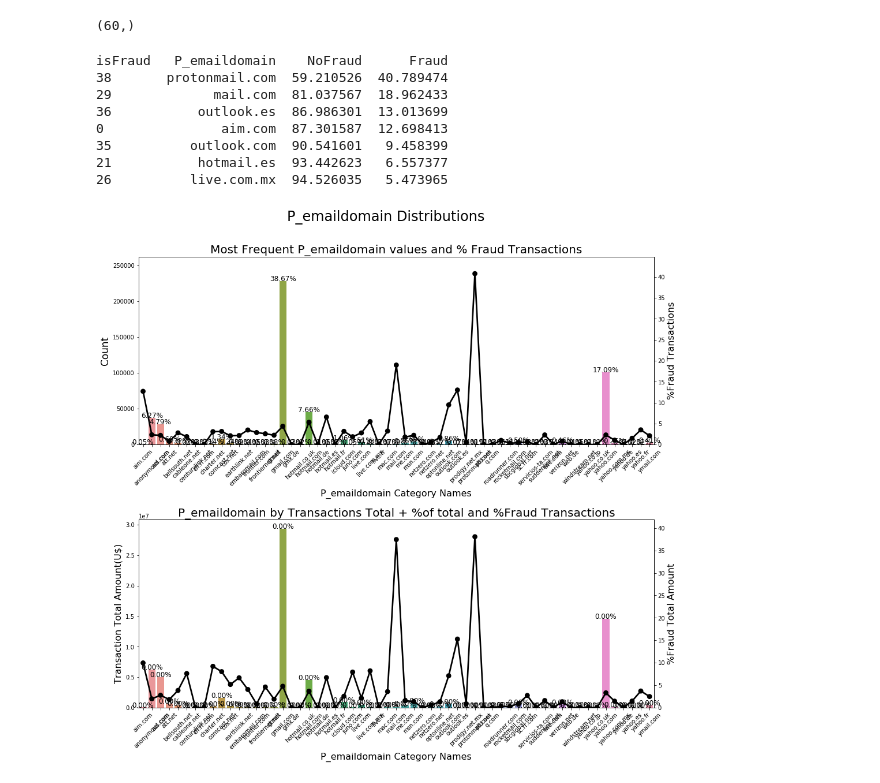
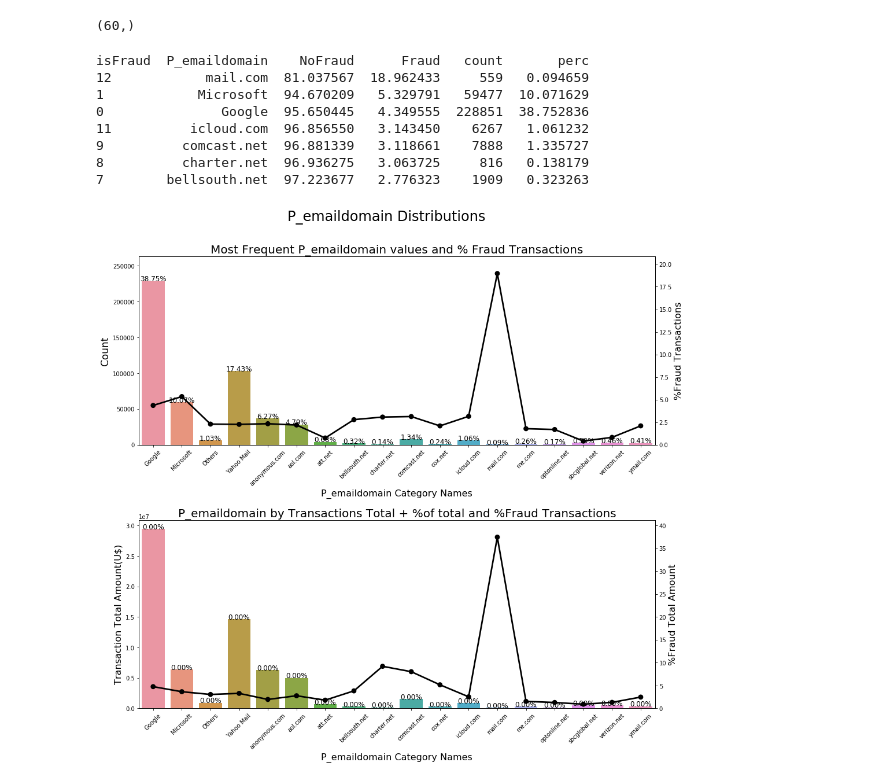
Before and after one commit to MattLee27/ML-DL-study, a Jupyter notebook: ieee_cis/gb2.ipynb, the cells around one changed output. Cells and saved outputs as stored; diff of their text form; code cells hidden in the pictures.

```diff
--- a/ieee_cis/gb2.ipynb
+++ b/ieee_cis/gb2.ipynb
@@ -196,27 +213,58 @@ for c in ['P_emaildomain', 'R_emaildomain']:
     # suffix 확인 -> us_email 값에 해당 안하면 그대로. 해당하면 'us'로
     df_train[c + '_suffix'] = df_train[c + '_suffix'].map(lambda x: x if str(x) not in us_emails else 'us')
     df_test[c + '_suffix'] = df_test[c + '_suffix'].map(lambda x: x if str(x) not in us_emails else 'us')
+# %%
+# 우선 이렇게 바꿔보고 binary 처리 해보기
+df_train.loc[df_train['P_emaildomain'].isin(['gmail.com', 'gmail']),'P_emaildomain'] = 'Google'
+df_test.loc[df_test['P_emaildomain'].isin(['gmail.com', 'gmail']),'P_emaildomain'] = 'Google'
+
+df_train.loc[df_train['P_emaildomain'].isin(['yahoo.com', 'yahoo.com.mx',  'yahoo.co.uk',
+                                         'yahoo.co.jp', 'yahoo.de', 'yahoo.fr',
+                                         'yahoo.es']), 'P_emaildomain'] = 'Yahoo Mail'
+df_test.loc[df_test['P_emaildomain'].isin(['yahoo.com', 'yahoo.com.mx',  'yahoo.co.uk',
+                                         'yahoo.co.jp', 'yahoo.de', 'yahoo.fr',
+                                         'yahoo.es']), 'P_emaildomain'] = 'Yahoo Mail'
+
+df_train.loc[df_train['P_emaildomain'].isin(['hotmail.com','outlook.com','msn.com', 'live.com.mx',
+                                         'hotmail.es','hotmail.co.uk', 'hotmail.de',
+                                         'outlook.es', 'live.com', 'live.fr',
+                                         'hotmail.fr']), 'P_emaildomain'] = 'Microsoft'
+df_test.loc[df_test['P_emaildomain'].isin(['hotmail.com','outlook.com','msn.com', 'live.com.mx',
+                                         'hotmail.es','hotmail.co.uk', 'hotmail.de',
+                                         'outlook.es', 'live.com', 'live.fr',
+                                         'hotmail.fr']), 'P_emaildomain'] = 'Microsoft'
+
+df_train.loc[df_train.P_emaildomain.isin(df_train.P_emaildomain\
+                                         .value_counts()[df_test.P_emaildomain.value_counts() <= 500 ]\
+                                         .index), 'P_emaildomain'] = "Others"
+df_test.loc[df_test.P_emaildomain.isin(df_test.P_emaildomain\
+                                         .value_counts()[df_test.P_emaildomain.value_counts() <= 500 ]\
+                                         .index), 'P_emaildomain'] = "Others"
+
+#df_train.P_emaildomain.fillna("NoInf", inplace=True)
 # %%
 # reshape위해 float16 -> float64로 형식 변경.
 # 모델링 할 때 다시 바꾸기!!
 df_train['TransactionAmt'] = df_train['TransactionAmt'].astype('float64')
 
 # Fraud % 높은 이메일 도메인 보기
 # count까지 고려해야 하나? 상당히 비율은 작음.
 tmp = pd.crosstab(df_train['P_emaildomain'], df_train['isFraud'], normalize='index') * 100
 tmp = tmp.reset_index()
+tmp['count'] = df_train['P_emaildomain'].value_counts()[tmp['P_emaildomain']].values
+tmp['perc'] = df_train['P_emaildomain'].value_counts()[tmp['P_emaildomain']].values / total * 100
 tmp.rename(columns={0:'NoFraud', 1:'Fraud'}, inplace=True)
 print(tmp.sort_values(by='Fraud', ascending=False).head(7))
 
 #df_train['P_emaildomain'] = (df_train['P_emaildomain'] == 'mail.com')
 ploting_cnt_amt(df_train, 'P_emaildomain')
 # %% [output]
-isFraud   P_emaildomain    NoFraud      Fraud
-38       protonmail.com  59.210526  40.789474
-29             mail.com  81.037567  18.962433
-36           outlook.es  86.986301  13.013699
-0               aim.com  87.301587  12.698413
-35          outlook.com  90.541601   9.458399
-21           hotmail.es  93.442623   6.557377
-26          live.com.mx  94.526035   5.473965
+isFraud  P_emaildomain    NoFraud      Fraud   count       perc
+12            mail.com  81.037567  18.962433     559   0.094659
+1            Microsoft  94.670209   5.329791   59477  10.071629
+0               Google  95.650445   4.349555  228851  38.752836
+11          icloud.com  96.856550   3.143450    6267   1.061232
+9          comcast.net  96.881339   3.118661    7888   1.335727
+8          charter.net  96.936275   3.063725     816   0.138179
+7        bellsouth.net  97.223677   2.776323    1909   0.323263
-[figure, old version]
+[figure, new version]
```
Also changed, not shown: parts of 29 cells of this notebook.
